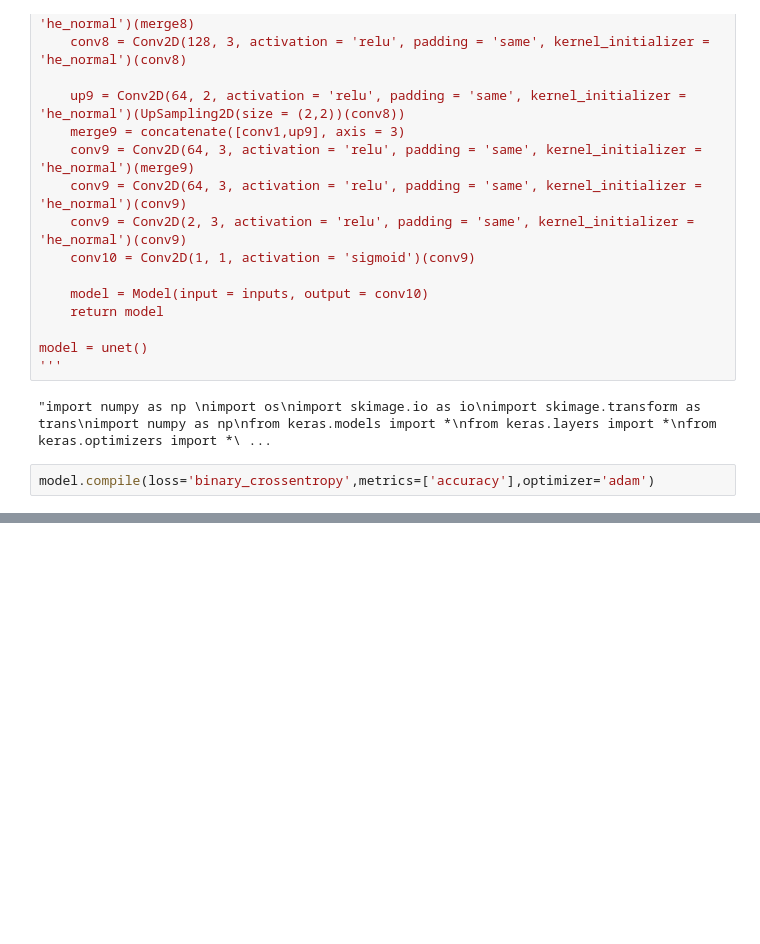
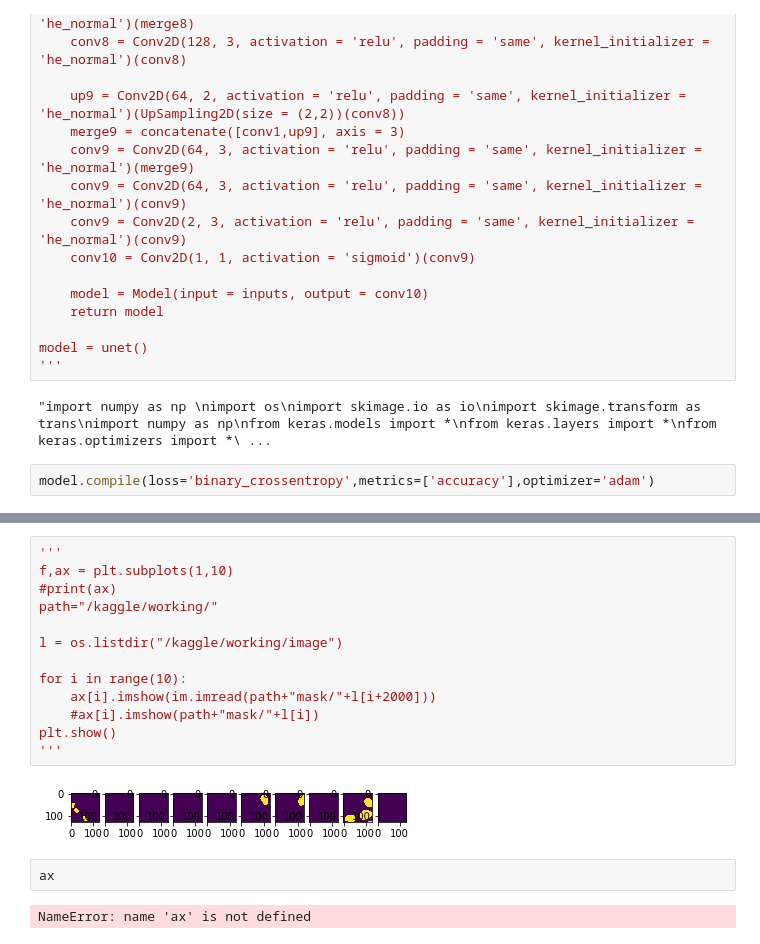
Before and after one commit to sidharth1729/Cancer_detection, a Jupyter notebook: Epithelium-Segmentation_Patches.ipynb, the cells around one changed output, grey strips where cells are left out. Drawn from its saved outputs; the diff is of its cells as text; blank space fills up the shorter version.

```diff
--- a/Epithelium-Segmentation_Patches.ipynb
+++ b/Epithelium-Segmentation_Patches.ipynb
@@ -351,0 +367,19 @@ Epoch 1/1
+# %%
+'''
+f,ax = plt.subplots(1,10)
+#print(ax)
+path="/kaggle/working/"
+
+l = os.listdir("/kaggle/working/image")
+
+for i in range(10):
+    ax[i].imshow(im.imread(path+"mask/"+l[i+2000]))
+    #ax[i].imshow(path+"mask/"+l[i])
+plt.show()
+'''
+# %% [output]
+[figure, added]
+# %%
+ax
+# %% [output]
+NameError: name 'ax' is not defined
```
Also changed, not shown: parts of 2 cells of this notebook.
